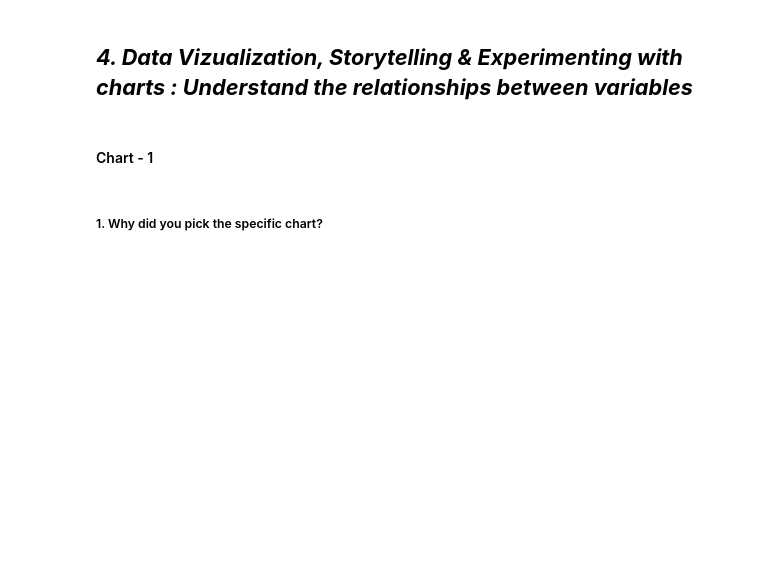
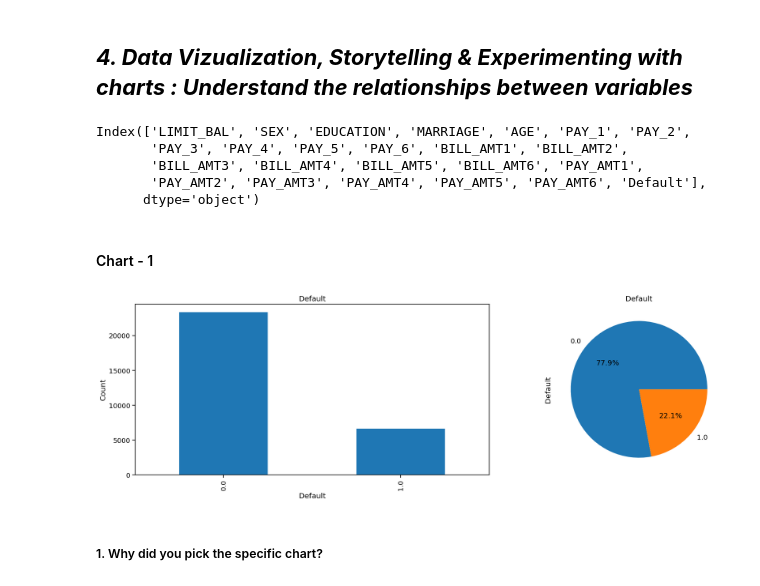
Before and after one commit to Navjotkhatri/Credit-Card-Default-Prediction, a Jupyter notebook: Credit_Card_Default_Prediction.ipynb, the cells around one changed output. Cells and saved outputs as stored; diff of their text form; code cells hidden in the pictures; blank space fills up the shorter version.

```diff
--- a/Credit_Card_Default_Prediction.ipynb
+++ b/Credit_Card_Default_Prediction.ipynb
@@ -285,3 +285,5 @@ cr_df.head()
 | 3 | 90000 | 2 | 2 | 2 | 34 | 0 | 0 | 0 | 0 | 0 | ... |
 | 4 | 50000 | 2 | 2 | 1 | 37 | 0 | 0 | 0 | 0 | 0 | ... |
 | 5 | 50000 | 1 | 2 | 1 | 57 | -1 | 0 | -1 | 0 | 0 | ... |
+# %%
+cr_df = cr_df.astype(float)
@@ -303,5 +325,13 @@ array(['1', '2', '3', '0'], dtype=object)
 Answer Here.
 # %% [markdown]
 ## ***4. Data Vizualization, Storytelling & Experimenting with charts : Understand the relationships between variables***
+# %%
+cr_df.columns
+# %% [output]
+Index(['LIMIT_BAL', 'SEX', 'EDUCATION', 'MARRIAGE', 'AGE', 'PAY_1', 'PAY_2',
+       'PAY_3', 'PAY_4', 'PAY_5', 'PAY_6', 'BILL_AMT1', 'BILL_AMT2',
+       'BILL_AMT3', 'BILL_AMT4', 'BILL_AMT5', 'BILL_AMT6', 'PAY_AMT1',
+       'PAY_AMT2', 'PAY_AMT3', 'PAY_AMT4', 'PAY_AMT5', 'PAY_AMT6', 'Default'],
+      dtype='object')
 # %% [markdown]
 #### Chart - 1
@@ -310,3 +338,14 @@ Answer Here.
+# %%
+# Chart - 1 visualization code
+# Chart - 1 visualization code
+fig, axes = plt.subplots(nrows=1, ncols=2,figsize=(20,6))
+ax = cr_df['Default'].value_counts().plot(kind='bar',title="Default",ax=axes[0])
+cr_df['Default'].value_counts().plot(kind='pie',title="Default",autopct='%1.1f%%',ax=axes[1])
+ax.set_ylabel("Count")
+ax.set_xlabel("Default")
+fig.tight_layout()
+# %% [output]
+[figure, added]
 # %% [markdown]
 ##### 1. Why did you pick the specific chart?
 # %% [markdown]
```
Also changed, not shown: parts of 11 cells of this notebook.
